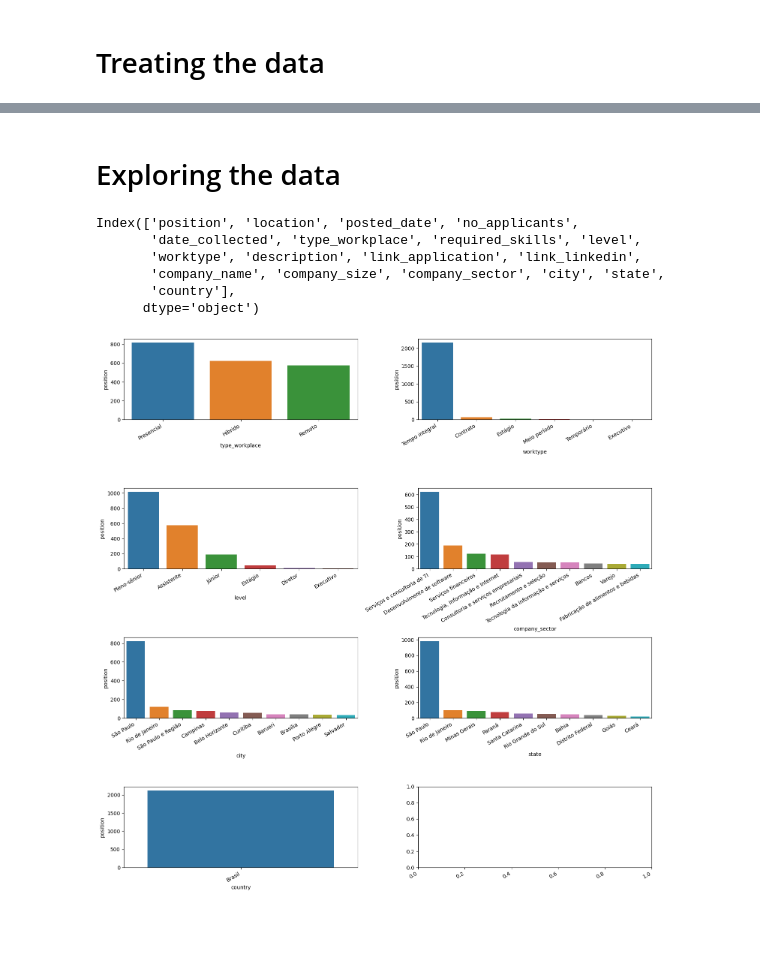
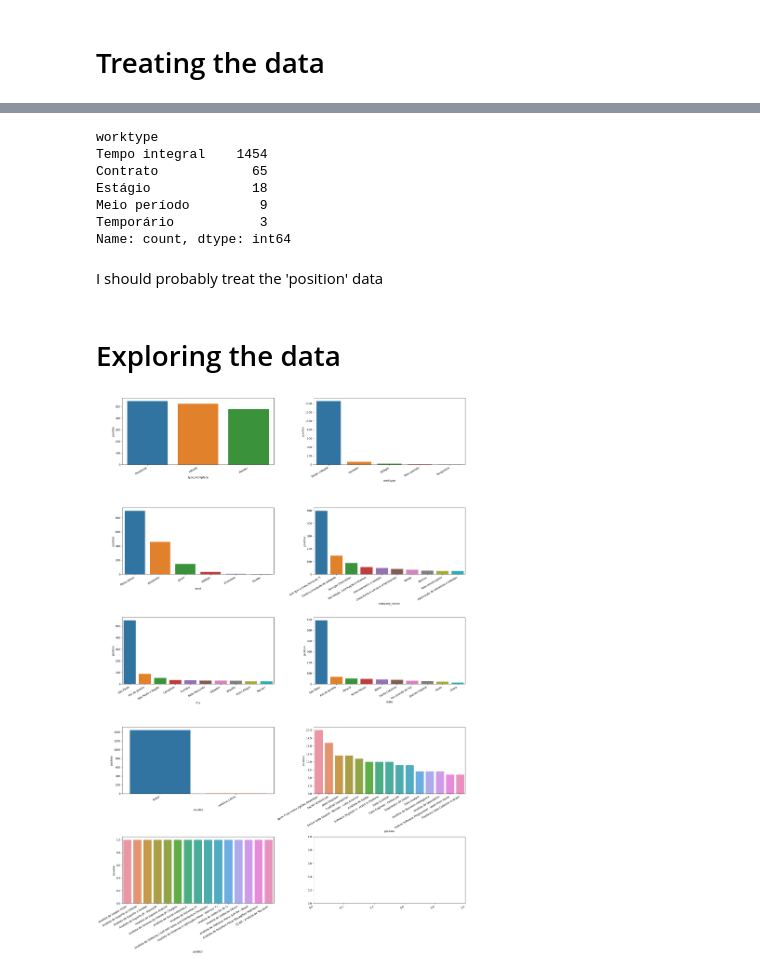
Before and after one commit to alexaiung/Data-Analytics-Job-Tendencies, a Jupyter notebook: job_analysis.ipynb, the cells around one changed output, grey strips where cells are left out. Saved outputs shown, nothing was run; the diff lists cells and outputs as text; code cells hidden in the pictures; blank space fills up the shorter version.

```diff
--- a/job_analysis.ipynb
+++ b/job_analysis.ipynb
@@ -141,6 +237,6 @@ df_jobs
 # %%
 # Dropping rows
-df_jobs = df_jobs.dropna(axis=0, subset=['posted_date', 'company_name'])
+df_jobs = df_jobs.dropna(axis=0, subset=['posted_date', 'company_name', 'level', 'type_workplace', 'required_skills', 'company_sector'])
 total_na = df_jobs.isna().sum()
 perc_na = total_na / len(df_jobs)
 pd.concat([total_na, perc_na], axis=1).rename({0: 'Total NA', 1: 'Perc. NA'}, axis=1).sort_values(by='Perc. NA', ascending=False)
@@ -208,3 +321,7 @@ df_jobs.loc[~mask_has_comma, 'city'] = df_jobs[~mask_has_comma].location.map(lam
 df_jobs['state'] = df_jobs[mask_has_comma].location.map(lambda x: x.split(', ')[1] if x.split(', ')[1] != 'Brasil' else np.nan)
 df_jobs['country'] = df_jobs[mask_has_comma].location.map(lambda x: x.split(', ')[-1])
 df_jobs.loc[df_jobs['location'] == 'Brasil', 'country'] = 'Brasil'
+# %%
+mask_is_regiao = df_jobs['location'].str.contains('Região')
+mask_is_only_brasil = (df_jobs['location'] == 'Brasil')
+df_jobs.loc[~mask_has_comma & ~mask_is_regiao & ~mask_is_only_brasil, 'country'] = df_jobs.loc[~mask_has_comma & ~mask_is_regiao & ~mask_is_only_brasil]['location']
@@ -252,2 +387,3 @@ Name: count, Length: 195, dtype: int64
 # %%
-df_jobs['no_applicants'] = df_jobs[df_jobs['no_applicants'].notna()].no_applicants.map(lambda x: x.split()[0]).astype('float')
+df_jobs['no_applicants'] = df_jobs[df_jobs['no_applicants'].notna()].no_applicants.map(lambda x: x.split()[0]).astype('int')
+df_jobs.loc[:, 'no_applicants'].fillna(0, axis=0, inplace=True)
@@ -266,11 +460,14 @@ df_jobs.describe()
+# %%
+df_jobs.worktype.value_counts()
+# %% [output]
+worktype
+Tempo integral    1454
+Contrato            65
+Estágio             18
+Meio período         9
+Temporário           3
+Name: count, dtype: int64
+# %% [markdown]
+I should probably treat the 'position' data
 # %% [markdown]
 # Exploring the data
-# %%
-df_jobs.columns
-# %% [output]
-Index(['position', 'location', 'posted_date', 'no_applicants',
-       'date_collected', 'type_workplace', 'required_skills', 'level',
-       'worktype', 'description', 'link_application', 'link_linkedin',
-       'company_name', 'company_size', 'company_sector', 'city', 'state',
-       'country'],
-      dtype='object')
@@ -286,18 +479,22 @@ company_sector_counts = df_jobs.groupby('company_sector')[['position']].count().
 city_counts = df_jobs.groupby('city')[['position']].count().reset_index().sort_values(ascending=False, by='position').head(10)
 state_counts = df_jobs.groupby('state')[['position']].count().reset_index().sort_values(ascending=False, by='position').head(10)
 country_counts = df_jobs.groupby('country')[['position']].count().reset_index().sort_values(ascending=False, by='position').head(10)
+position_counts = df_jobs.groupby('position')[['location']].count().reset_index().sort_values(ascending=False, by='location').head(15)
+position_counts_end = df_jobs.groupby('position')[['location']].count().reset_index().sort_values(ascending=False, by='location').tail(15)
 # %%
-fig, ax = plt.subplots(4, 2, figsize=(15, 15))
+fig, ax = plt.subplots(5, 2, figsize=(20, 30))
 sns.barplot(data=workplace_counts, x='type_workplace', y='position', ax=ax[0][0])
 sns.barplot(data=worktype_counts, x='worktype', y='position', ax=ax[0][1])
 sns.barplot(data=level_counts, x='level', y='position', ax=ax[1][0])
 sns.barplot(data=company_sector_counts, x='company_sector', y='position', ax=ax[1][1])
 sns.barplot(data=city_counts, x='city', y='position', ax=ax[2][0])
 sns.barplot(data=state_counts, x='state', y='position', ax=ax[2][1])
 sns.barplot(data=country_counts, x='country', y='position', ax=ax[3][0])
+sns.barplot(data=position_counts, x='position', y='location', ax=ax[3][1])
+sns.barplot(data=position_counts_end, x='position', y='location', ax=ax[4][0])
 for i in ax:
     for j in i:
         plt.setp(j.get_xticklabels(), rotation=30, horizontalalignment='right')
 fig.tight_layout()
 # %% [output]
-[figure, old version]
+[figure, new version]
```
Also changed, not shown: parts of 66 cells of this notebook.
